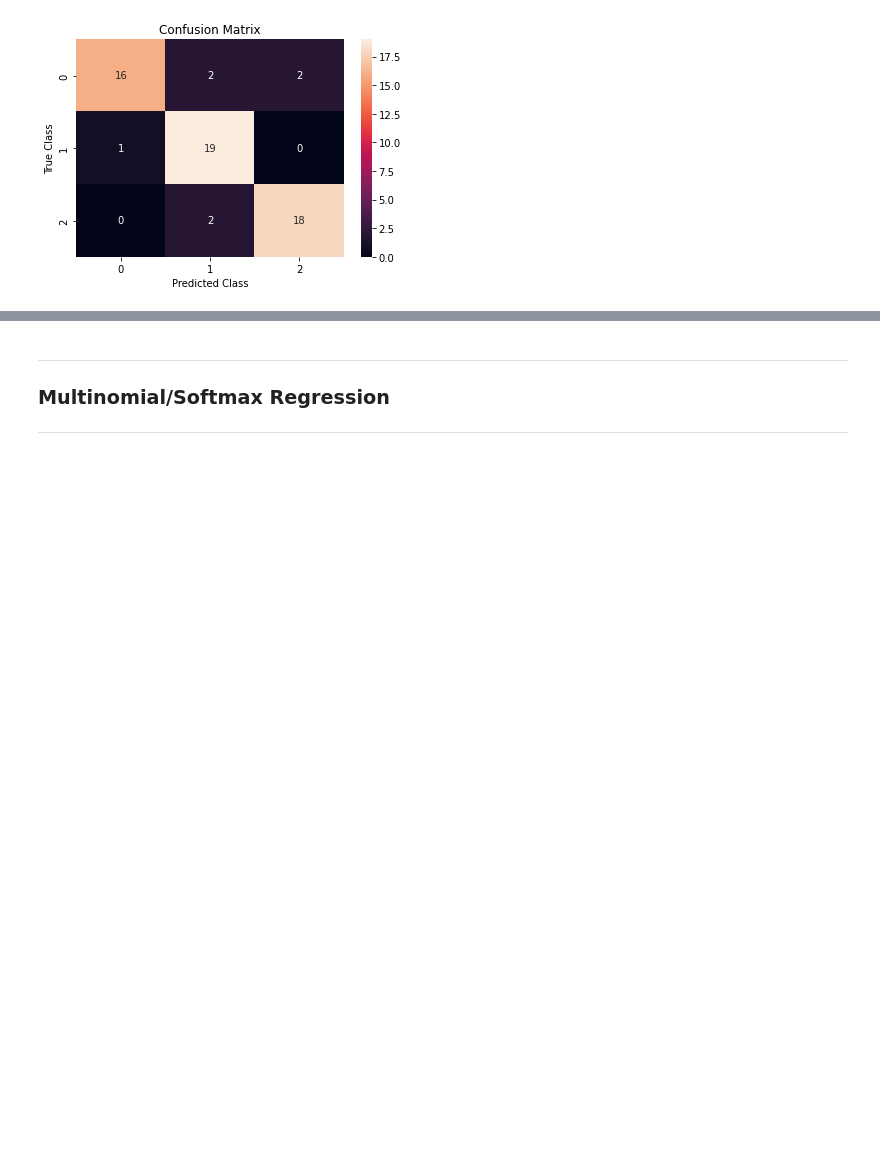
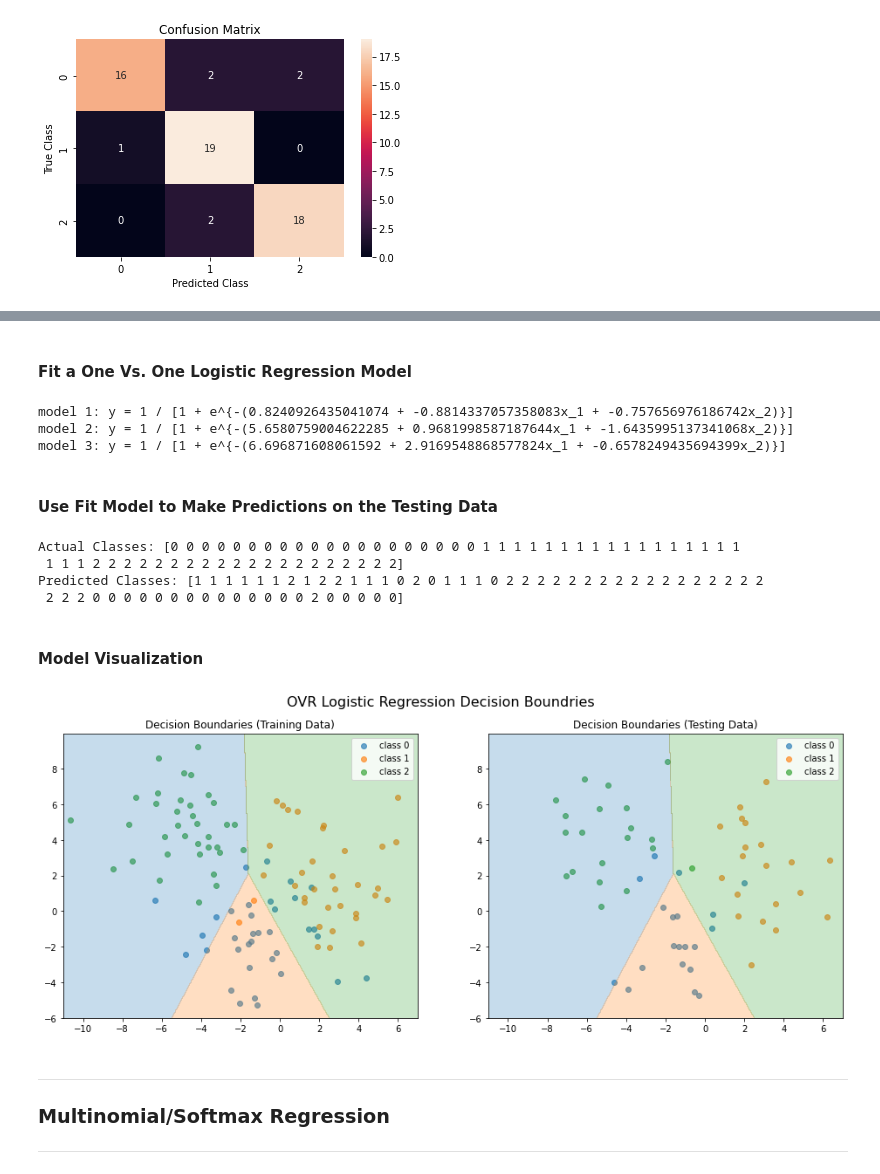
Before and after one commit to jacobdwatters/Machine-Learning-Basics, a Jupyter notebook: logistic_regression/01_logistic_regression_numpy.ipynb, the cells around one changed output, grey strips where cells are left out. Drawn from its saved outputs; the diff is of its cells as text; code cells hidden in the pictures; blank space fills up the shorter version.

```diff
--- a/logistic_regression/01_logistic_regression_numpy.ipynb
+++ b/logistic_regression/01_logistic_regression_numpy.ipynb
@@ -624,3 +686,60 @@ plt.show()
+# %% [markdown]
+#### Fit a One Vs. One Logistic Regression Model
+# %%
+logreg_ovo = LogisticRegresionOVO()
+logreg_ovo.fit(X_train3, y_train3)
+
+print(logreg_ovo)
+# %% [output]
+model 1: y = 1 / [1 + e^{-(0.8240926435041074 + -0.8814337057358083x_1 + -0.757656976186742x_2)}]
+model 2: y = 1 / [1 + e^{-(5.6580759004622285 + 0.9681998587187644x_1 + -1.6435995137341068x_2)}]
+model 3: y = 1 / [1 + e^{-(6.696871608061592 + 2.9169548868577824x_1 + -0.6578249435694399x_2)}]
+# %% [markdown]
+#### Use Fit Model to Make Predictions on the Testing Data
+# %%
+y_pred4 = logreg_ovo.predict(X_test3)
+print('Actual Classes:', np.argmax(y_test3, axis=1))
+print('Predicted Classes:', y_pred4)
+# %% [output]
+Actual Classes: [0 0 0 0 0 0 0 0 0 0 0 0 0 0 0 0 0 0 0 0 1 1 1 1 1 1 1 1 1 1 1 1 1 1 1 1 1
+ 1 1 1 2 2 2 2 2 2 2 2 2 2 2 2 2 2 2 2 2 2 2 2]
+Predicted Classes: [1 1 1 1 1 1 2 1 2 2 1 1 1 0 2 0 1 1 1 0 2 2 2 2 2 2 2 2 2 2 2 2 2 2 2 2 2
+ 2 2 2 0 0 0 0 0 0 0 0 0 0 0 0 0 0 2 0 0 0 0 0]
+# %% [markdown]
+#### Model Visualization
+# %%
+xx, yy = np.mgrid[-11:7:0.01, -6:10:0.01]
+D = np.c_[xx.ravel(), yy.ravel()]
+R = logreg_ovo.predict(D).reshape(xx.shape)
+
+
+# Plot the decision boundries of the one vs rest model for the training and testing data.
+fig, ax = plt.subplots(1, 2, figsize=(16, 6))
+plt.suptitle('OVR Logistic Regression Decision Boundries', fontsize=16)
+
+X_train3_class0 = X_train3[[np.array_equal(y_train3[i], [1, 0, 0]) for i in range(len(y_train3))]]
+X_train3_class1 = X_train3[[np.array_equal(y_train3[i], [0, 1, 0]) for i in range(len(y_train3))]]
+X_train3_class2 = X_train3[[np.array_equal(y_train3[i], [0, 0, 1]) for i in range(len(y_train3))]]
+ax[0].scatter(X_train3_class0[:, 0], X_train3_class0[:, 1], c='tab:blue', alpha=0.65, label='class 0')
+ax[0].scatter(X_train3_class1[:, 0], X_train3_class1[:, 1], c='tab:orange', alpha=0.65, label='class 1')
+ax[0].scatter(X_train3_class2[:, 0], X_train3_class2[:, 1], c='tab:green', alpha=0.65, label='class 2')
+ax[0].contourf(xx, yy, R, alpha=0.25, levels=2, colors=['tab:blue', 'tab:orange', 'tab:green'])
+ax[0].set_title('Decision Boundaries (Training Data)')
+ax[0].legend(loc='upper right')
+
+X_test3_class0 = X_test3[[np.array_equal(y_test3[i], [1, 0, 0]) for i in range(len(y_test3))]]
+X_test3_class1 = X_test3[[np.array_equal(y_test3[i], [0, 1, 0]) for i in range(len(y_test3))]]
+X_test3_class2 = X_test3[[np.array_equal(y_test3[i], [0, 0, 1]) for i in range(len(y_test3))]]
+ax[1].scatter(X_test3_class0[:, 0], X_test3_class0[:, 1], c='tab:blue', alpha=0.65, label='class 0')
+ax[1].scatter(X_test3_class1[:, 0], X_test3_class1[:, 1], c='tab:orange', alpha=0.65, label='class 1')
+ax[1].scatter(X_test3_class2[:, 0], X_test3_class2[:, 1], c='tab:green', alpha=0.65, label='class 2')
+ax[1].contourf(xx, yy, R, alpha=0.25, levels=2, colors=['tab:blue', 'tab:orange', 'tab:green'])
+ax[1].set_title('Decision Boundaries (Testing Data)')
+ax[1].legend(loc='upper right')
+
+plt.show()
+# %% [output]
+[figure, added]
 # %% [markdown]
 ---
 
```
Also changed, not shown: parts of 15 cells of this notebook.
